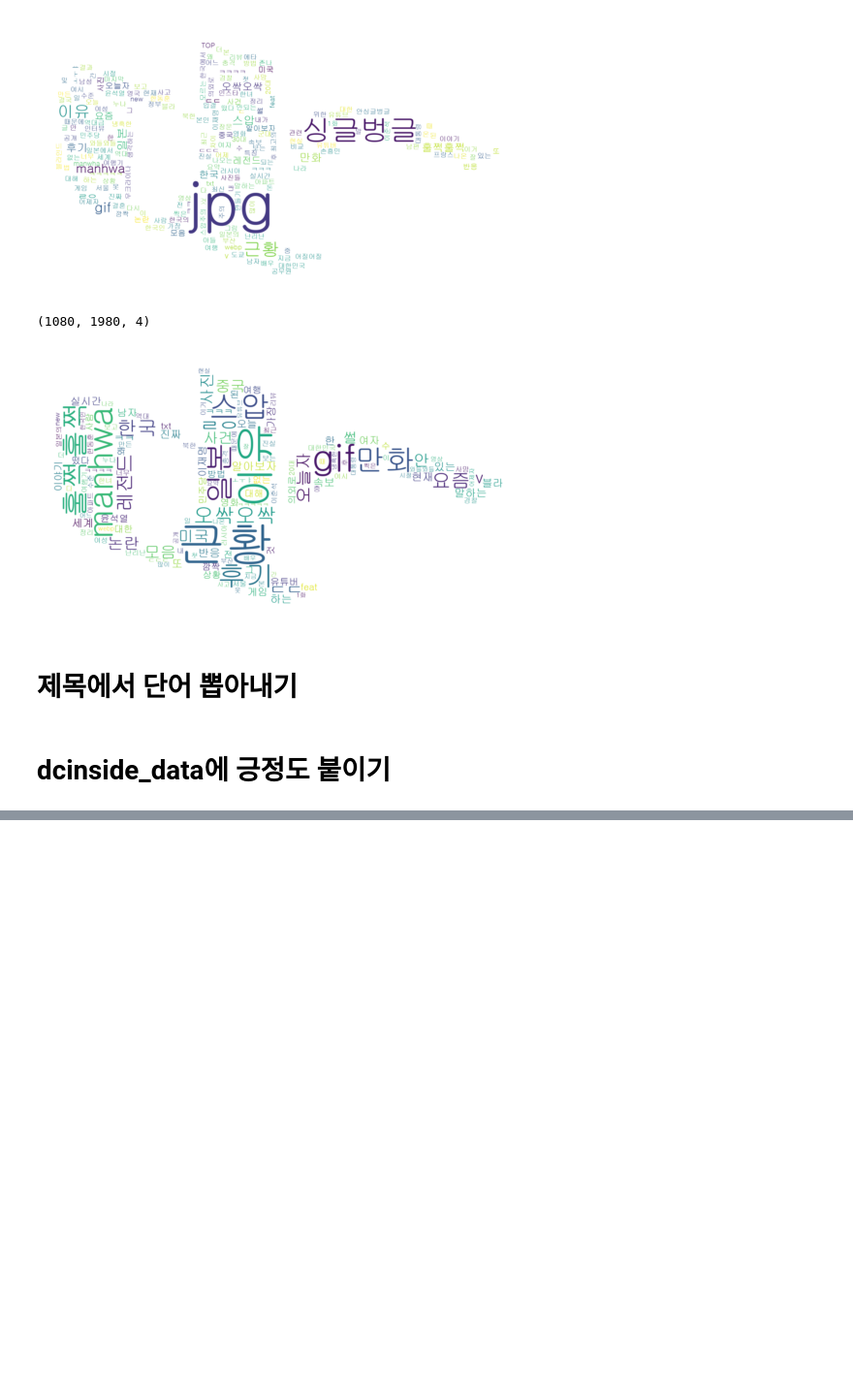
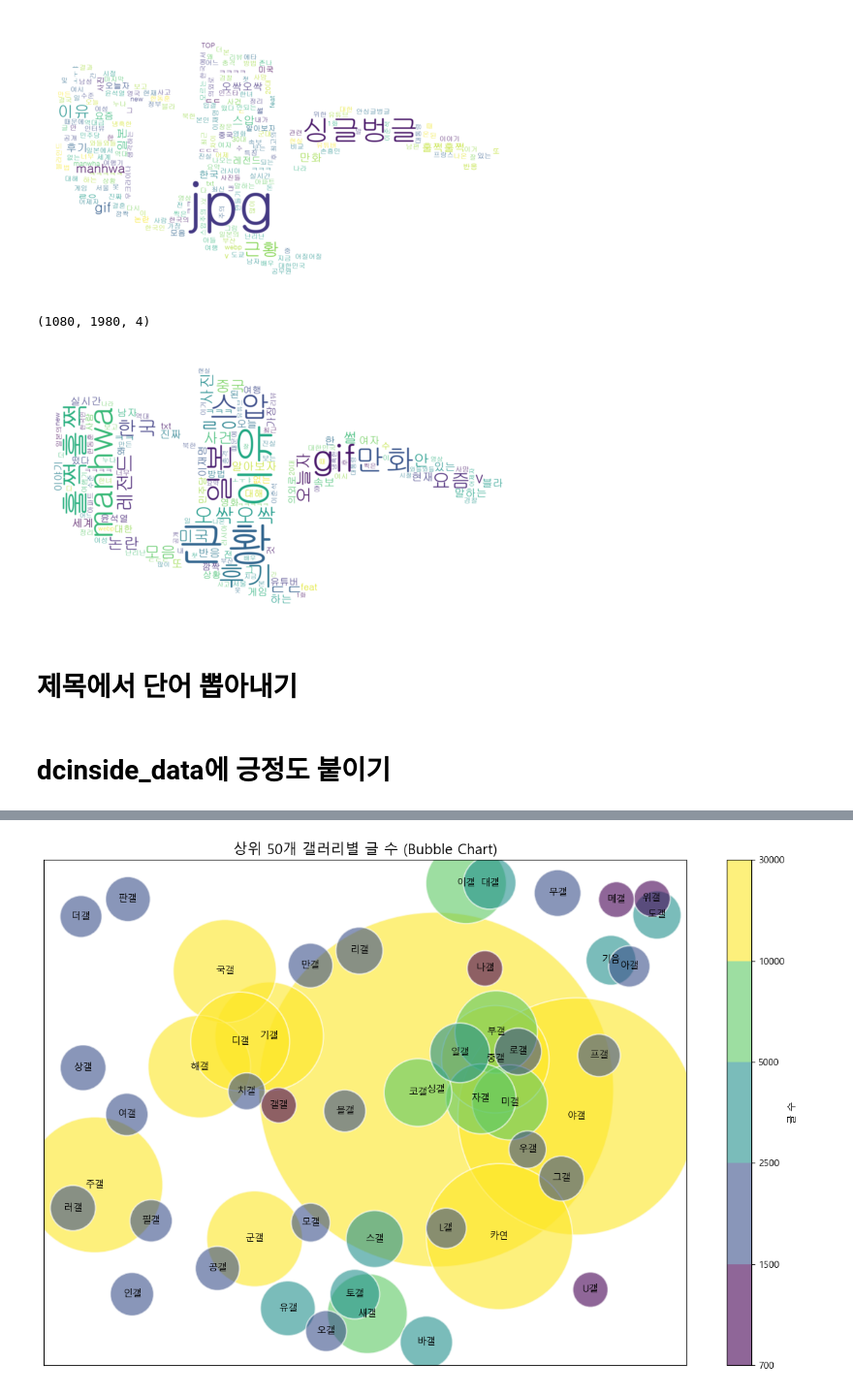
Before and after one commit to bbobbabbi/dc_project, a Jupyter notebook: project_정리.ipynb, the cells around one changed output, grey strips where cells are left out. Shown at 97% size. Saved outputs shown, nothing was run; the diff lists cells and outputs as text; code cells hidden in the pictures; blank space fills up the shorter version.

```diff
--- a/project_정리.ipynb
+++ b/project_정리.ipynb
@@ -352,0 +418,51 @@ df.to_csv('dcinside_new_data.csv', index=False)
+# %%
+import pandas as pd
+import matplotlib.pyplot as plt
+import numpy as np
+from matplotlib.colors import BoundaryNorm
+
+# 1. 데이터 불러오기
+df = pd.read_csv('dcinside_data.csv')
+
+# 2. 갤러리별 글 수 계산 (갤러리 열을 기준으로 카운트)
+gallery_counts = df['갤러리'].value_counts()
+
+# 3. 상위 50개 갤러리만 선택
+top_30_galleries = gallery_counts.head(50)
+
+# 4. 원의 크기 설정 (글 수에 비례)
+sizes = top_30_galleries.values * 3  # 글 수에 비례해 크기 설정 (3을 곱해 크기 조정)
+
+# 5. 랜덤 배치를 위한 x, y 좌표 설정
+x_positions = np.random.rand(len(top_30_galleries)) * 100  # x 좌표를 랜덤하게 설정 (0~100 범위)
+y_positions = np.random.rand(len(top_30_galleries)) * 100  # y 좌표를 랜덤하게 설정 (0~100 범위)
+
+# 6. 색상 설정 (버블의 크기에 따라 채도가 다르게 설정)
+# 색상은 원의 크기(sizes)에 비례하여 설정
+boundaries = [700,1500,2500, 5000, 10000, 30000]  # 오름차순으로 정렬된 구간
+cmap = plt.get_cmap("viridis")  # 색상 맵을 viridis로 변경 (눈에 띄는 색상)
+norm = BoundaryNorm(boundaries, cmap.N)  # BoundaryNorm을 사용해 구간을 설정
+
+# 7. Bubble Chart 그리기
+plt.figure(figsize=(12, 8))  # 그래프 크기 설정
+
+# 8. 각 원 그리기 (크기와 색상 설정)
+scatter = plt.scatter(x_positions, y_positions, s=sizes, c=sizes, cmap=cmap, alpha=0.6, edgecolors="w", linewidth=1.5, norm=norm)
+
+# 9. 색상 바 (컬러맵에 대한 범위 표시)
+plt.colorbar(scatter, label='글 수')
+
+# 10. 각 버블 안에 갤러리 이름 넣기
+for i, (x, y, size, gallery) in enumerate(zip(x_positions, y_positions, sizes, top_30_galleries.index)):
+    plt.text(x, y, gallery, ha='center', va='center', fontsize=10, color='black')
+
+# 11. 그래프 설정
+plt.title('상위 50개 갤러리별 글 수 (Bubble Chart)', fontsize=15)
+plt.xticks([])  # x축 레이블 숨기기
+plt.yticks([])  # y축 레이블 숨기기
+plt.tight_layout()  # 레이아웃 조정
+
+# 12. 그래프 표시
+plt.show()
+# %% [output]
+[figure, added]
```
Also changed, not shown: parts of 19 cells of this notebook.
